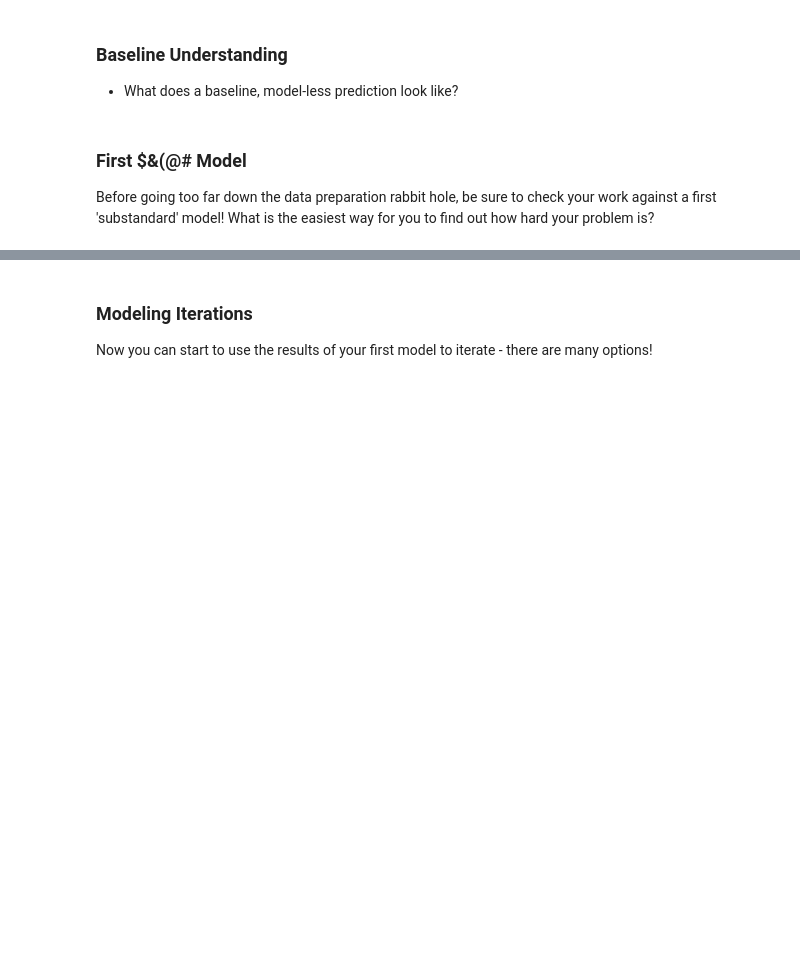
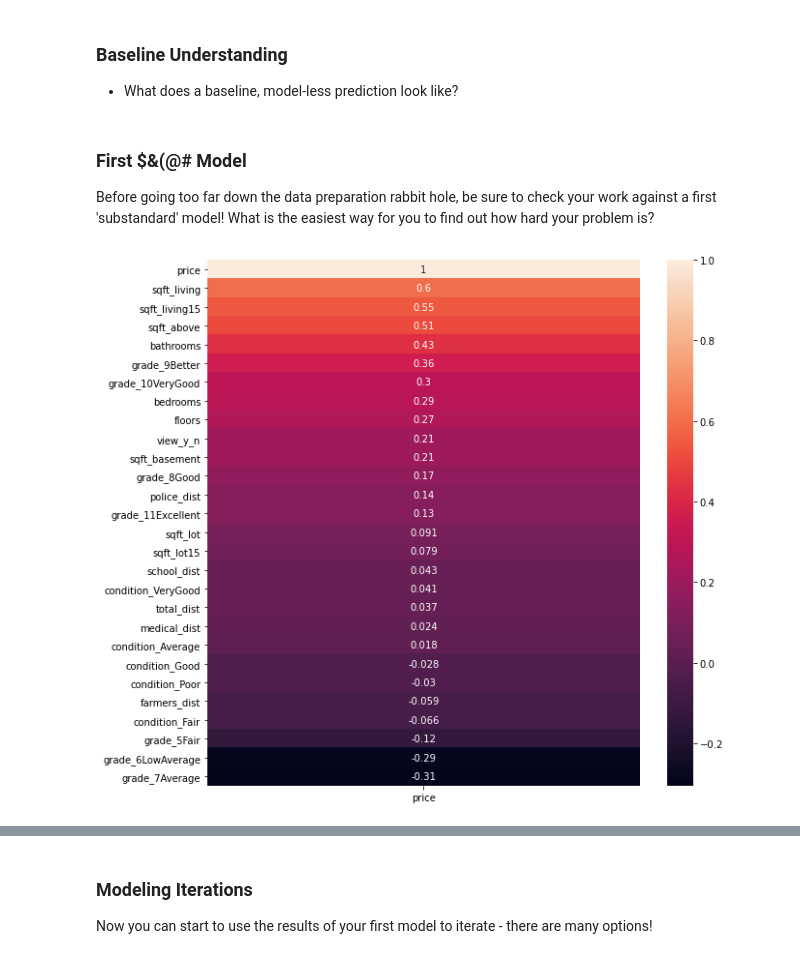
Before and after one commit to Shoemaker703/home_sales_analysis_project, a Jupyter notebook: Project2_final.ipynb, the cells around one changed output, grey strips where cells are left out. Saved outputs shown, nothing was run; the diff lists cells and outputs as text; code cells hidden in the pictures; blank space fills up the shorter version.

```diff
--- a/Project2_final.ipynb
+++ b/Project2_final.ipynb
@@ -300,3 +384,11 @@ df.to_csv('data/ADD_GIS.csv')
+# %%
+# Fixing column names to make our lives easier later.
+X_train_full.columns = X_train_full.columns.str.replace(' ', '')
+X_test_full.columns = X_test_full.columns.str.replace(' ', '')
+# %%
+# We will need to make visualizations of this data later, so we are going to combine X train and Y train
+# after using the OHE.
+X_y_train_full = pd.concat([X_train_full, y_train], axis = 1)
 # %% [markdown]
 ## Modeling
 
@@ -340,0 +429,6 @@ Before going too far down the data preparation rabbit hole, be sure to check you
+# %%
+# Looking at correlations between price and other features.
+fig, ax = plt.subplots(figsize = (10,10))
+sns.heatmap(X_y_train_full.corr()[['price']].sort_values(by = ['price'], ascending = False), annot=True);
+# %% [output]
+[figure, added]
```
Also changed, not shown: parts of 51 cells of this notebook.
